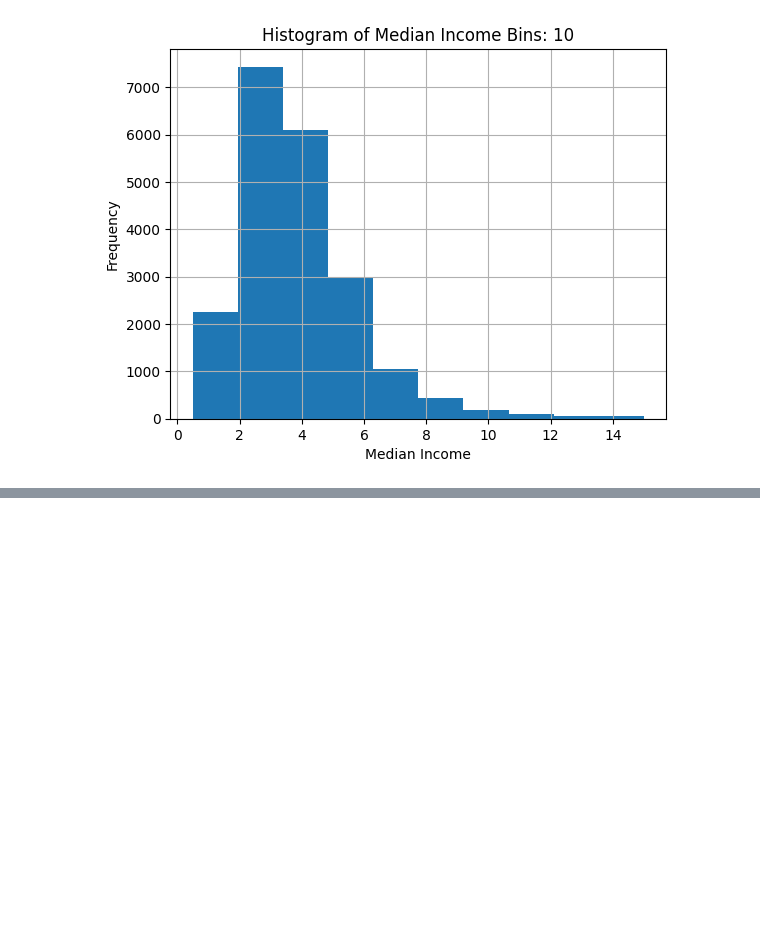
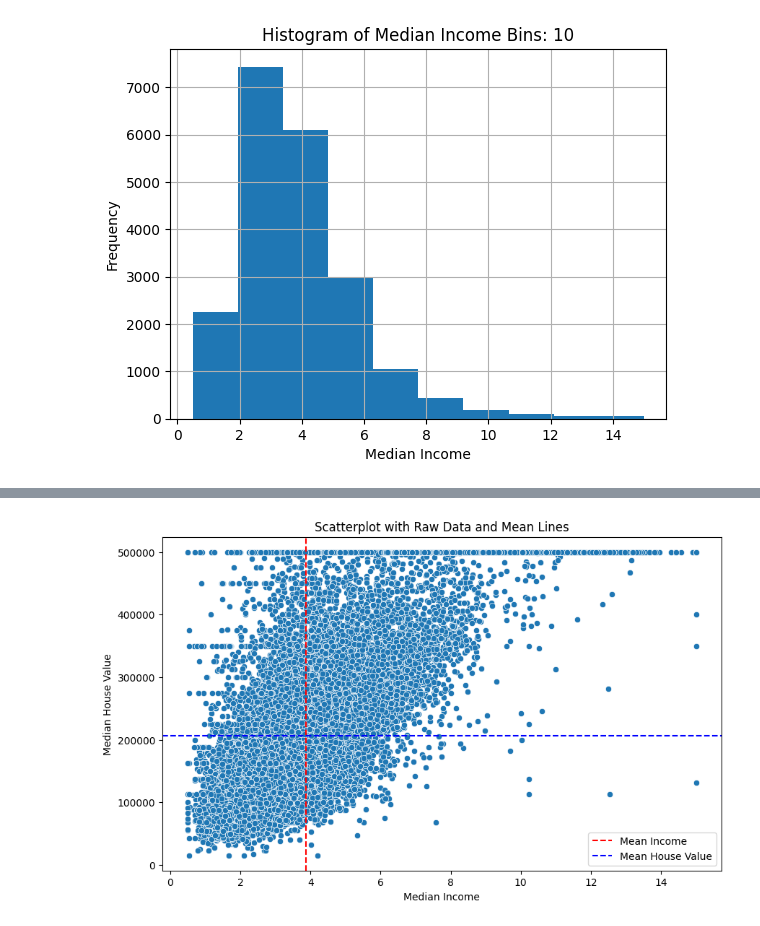
Before and after one commit to staldenhoefler/gdv, a Jupyter notebook: LE3.ipynb, the cells around one changed output, grey strips where cells are left out. Cells and saved outputs as stored; diff of their text form; code cells hidden in the pictures; blank space fills up the shorter version.

```diff
--- a/LE3.ipynb
+++ b/LE3.ipynb
@@ -31,0 +62,16 @@ plt.show()
+# %%
+# Add mean for median_house_value and median_income with line
+mean_house_value = df['median_house_value'].mean()
+mean_income = df['median_income'].mean()
+
+plt.figure(figsize=(10, 6))
+sns.scatterplot(x='median_income', y='median_house_value', data=df)
+plt.axvline(mean_income, color='red', linestyle='--', label='Mean Income')
+plt.axhline(mean_house_value, color='blue', linestyle='--', label='Mean House Value')
+plt.title('Scatterplot with Raw Data and Mean Lines')
+plt.xlabel('Median Income')
+plt.ylabel('Median House Value')
+plt.legend()
+plt.show()
+# %% [output]
+[figure, added]
```
Also changed, not shown: parts of 10 cells of this notebook.
